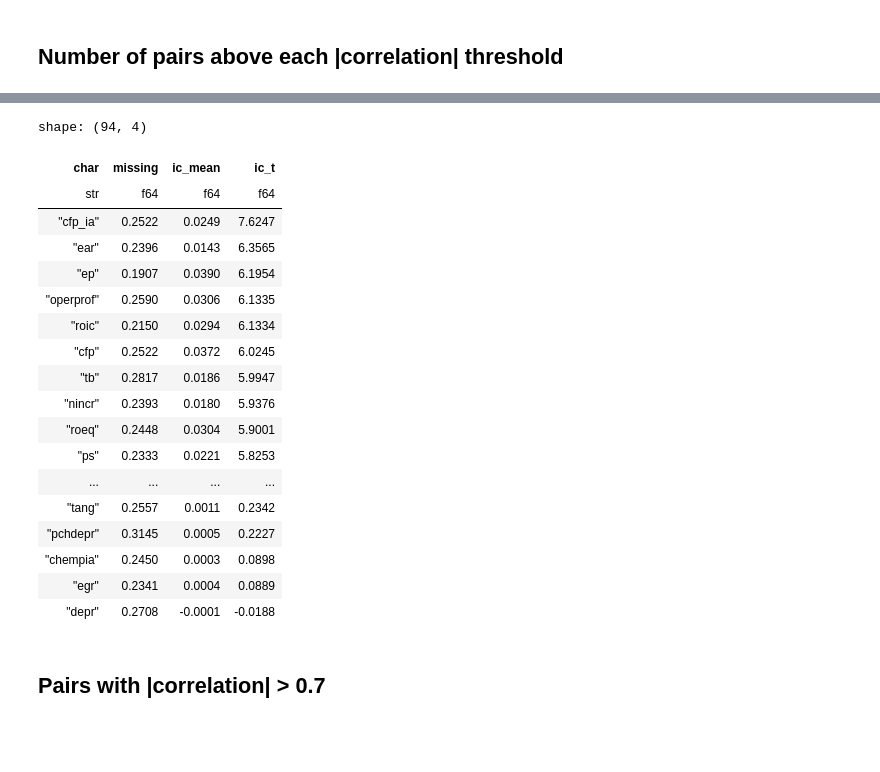
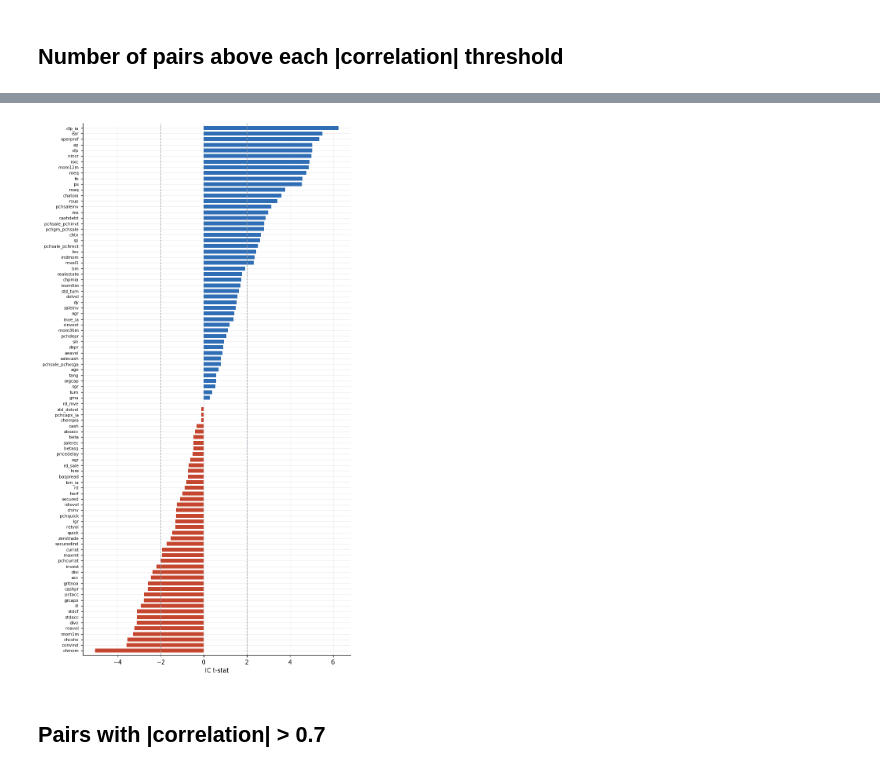
Before and after one commit to Bruin-Algorithmic-Traders/Geometric_factor_model, a Jupyter notebook: notebooks/04_eda_redundancy_ic.ipynb, the cells around one changed output, grey strips where cells are left out. Cells and saved outputs as stored; diff of their text form; code cells hidden in the pictures; blank space fills up the shorter version.

```diff
--- a/notebooks/04_eda_redundancy_ic.ipynb
+++ b/notebooks/04_eda_redundancy_ic.ipynb
@@ -60,28 +55,13 @@ shape: (6, 2)
-# %%
-ic_mean = np.nanmean(ics, 0)
-ic_t = ic_mean / (np.nanstd(ics, 0, ddof=1) / np.sqrt((~np.isnan(ics)).sum(0)))
-missing = [df[c].null_count() / df.height for c in chars]
-ic = pl.DataFrame({"char": chars, "missing": missing, "ic_mean": ic_mean, "ic_t": ic_t})
-ic.sort(pl.col("ic_t").abs(), descending=True)
-# %% [output]
-shape: (94, 4)
-| char | missing | ic_mean | ic_t |
-| str | f64 | f64 | f64 |
-| "cfp_ia" | 0.2522 | 0.0249 | 7.6247 |
-| "ear" | 0.2396 | 0.0143 | 6.3565 |
-| "ep" | 0.1907 | 0.0390 | 6.1954 |
-| "operprof" | 0.2590 | 0.0306 | 6.1335 |
-| "roic" | 0.2150 | 0.0294 | 6.1334 |
-| "cfp" | 0.2522 | 0.0372 | 6.0245 |
-| "tb" | 0.2817 | 0.0186 | 5.9947 |
-| "nincr" | 0.2393 | 0.0180 | 5.9376 |
-| "roeq" | 0.2448 | 0.0304 | 5.9001 |
-| "ps" | 0.2333 | 0.0221 | 5.8253 |
-| ... | ... | ... | ... |
-| "tang" | 0.2557 | 0.0011 | 0.2342 |
-| "pchdepr" | 0.3145 | 0.0005 | 0.2227 |
-| "chempia" | 0.2450 | 0.0003 | 0.0898 |
-| "egr" | 0.2341 | 0.0004 | 0.0889 |
-| "depr" | 0.2708 | -0.0001 | -0.0188 |
+# %%
+ic_mean = np.nanmean(ics, 0)
+ic_t = ic_mean / (np.nanstd(ics, 0, ddof=1) / np.sqrt((~np.isnan(ics)).sum(0)))
+ic = pl.DataFrame({"char": chars, "ic_mean": ic_mean, "ic_t": ic_t}).sort("ic_t")
+fig, ax = plt.subplots(figsize=(8, 16))
+ax.barh(ic["char"], ic["ic_t"], color=[BLUE if v > 0 else "#c4462f" for v in ic["ic_t"]], height=0.7)
+for x in (-2, 2):
+    ax.axvline(x, color=GREY, lw=1, ls="--")
+ax.set_xlabel("IC t-stat"); ax.tick_params(axis="y", labelsize=7); ax.margins(y=0.005); plt.show()
+# %% [output]
+[figure, added]
 # %% [markdown]
 ## Pairs with |correlation| > 0.7
```
Also changed, not shown: parts of 10 cells of this notebook, 14 other files.
